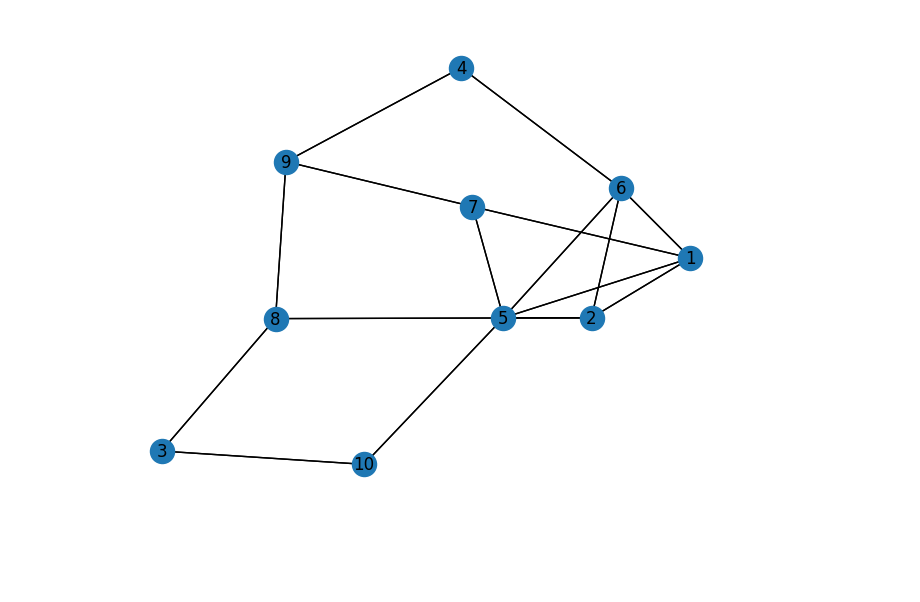
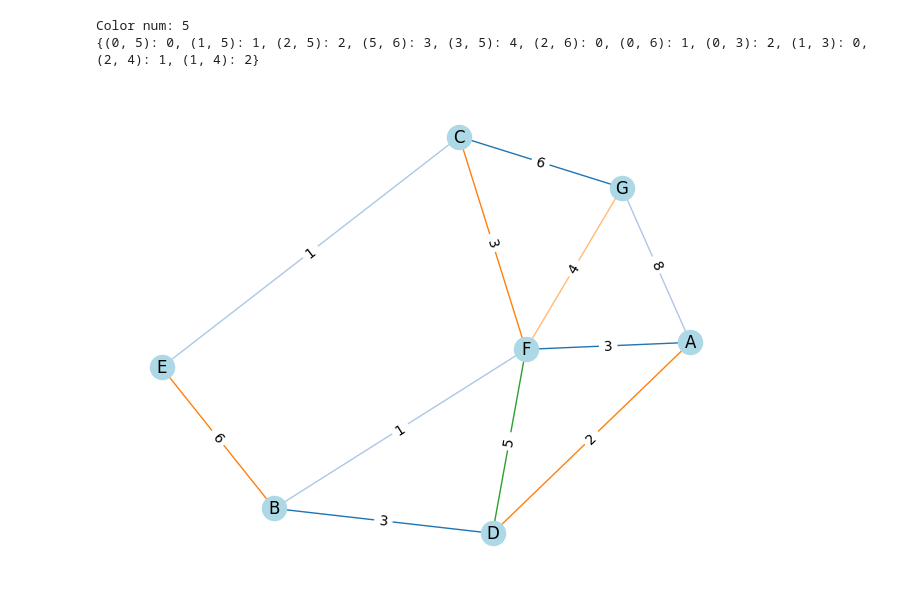
Before and after one commit to max1m111an/6_sem, a Jupyter notebook: GraphModels/lab5/lab5.ipynb, the cells around one changed output. Saved outputs shown, nothing was run; the diff lists cells and outputs as text; code cells hidden in the pictures; blank space fills up the shorter version.

```diff
--- a/GraphModels/lab5/lab5.ipynb
+++ b/GraphModels/lab5/lab5.ipynb
@@ -1,34 +27,33 @@
 # %%
-import numpy as np
-import networkx as nx
-
 mat = np.array([
-     [0, 1, 0, 0, 1, 1, 1, 0, 0, 0],
-     [1, 0, 0, 0, 1, 1, 0, 1, 0, 0],
-     [0, 0, 0, 0, 0, 0, 0, 1, 0, 1],
-     [0, 0, 0, 0, 0, 1, 0, 0, 1, 0],
-     [1, 1, 0, 0, 0, 1, 1, 0, 0, 1],
-     [1, 1, 0, 1, 1, 0, 0, 0, 0, 0],
-     [1, 0, 0, 0, 1, 0, 0, 0, 1, 0],
-     [0, 1, 1, 0, 0, 0, 0, 0, 1, 0],
-     [0, 0, 0, 1, 0, 0, 1, 1, 0, 0],
-     [0, 0, 1, 0, 1, 0, 0, 0, 0, 0]
+    [0, 0, 0, 2, 0, 3, 8],
+    [0, 0, 0, 3, 6, 1, 0],
+    [0, 0, 0, 0, 1, 3, 6],
+    [2, 3, 0, 0, 0, 5, 0],
+    [0, 6, 1, 0, 0, 0, 0],
+    [3, 1, 3, 5, 0, 0, 4],
+    [8, 0, 6, 0, 0, 4, 0]
 ])
 
-n = len(mat)
-def build_edge_list(mat):
-    edges = []
-    names = [i for i in range(n)]
-    for i in range(n):
-        for j in range(n):
-            if mat[i][j] > 0:
-                edges.append((names[i], names[j]))
-    return edges
+G = nx.from_numpy_array(mat)
+letters = string.ascii_uppercase
+labels = {i: letters[i] for i in range(len(mat))}
+edge_labels = nx.get_edge_attributes(G, "weight")
+pos = nx.spring_layout(G, seed=15)
+ec = gcol.edge_coloring(G)
+# ec[(5, 6)] = 4
+color_num = len(set(ec.values()))
 
-edges = build_edge_list(mat)
-labels = {i: i + 1 for i in range(n)}
-G = nx.from_numpy_array(mat, create_using=nx.DiGraph)
-pos = nx.spring_layout(G)
-nx.draw(G, pos, labels=labels, arrows=False)
+nx.draw(G,
+    labels=labels,
+    edge_color=gcol.get_edge_colors(G, ec),
+    node_color="lightblue",
+    pos=pos)
+nx.draw_networkx_edge_labels(G, pos=pos, edge_labels=edge_labels)
+
+print(f"Color num: {color_num}")
+print(ec)
 # %% [output]
+Color num: 5
+{(0, 5): 0, (1, 5): 1, (2, 5): 2, (5, 6): 3, (3, 5): 4, (2, 6): 0, (0, 6): 1, (0, 3): 2, (1, 3): 0, (2, 4): 1, (1, 4): 2}
-[figure, old version]
+[figure, new version]
```
Also changed, not shown: parts of 6 cells of this notebook, 4 other files.
